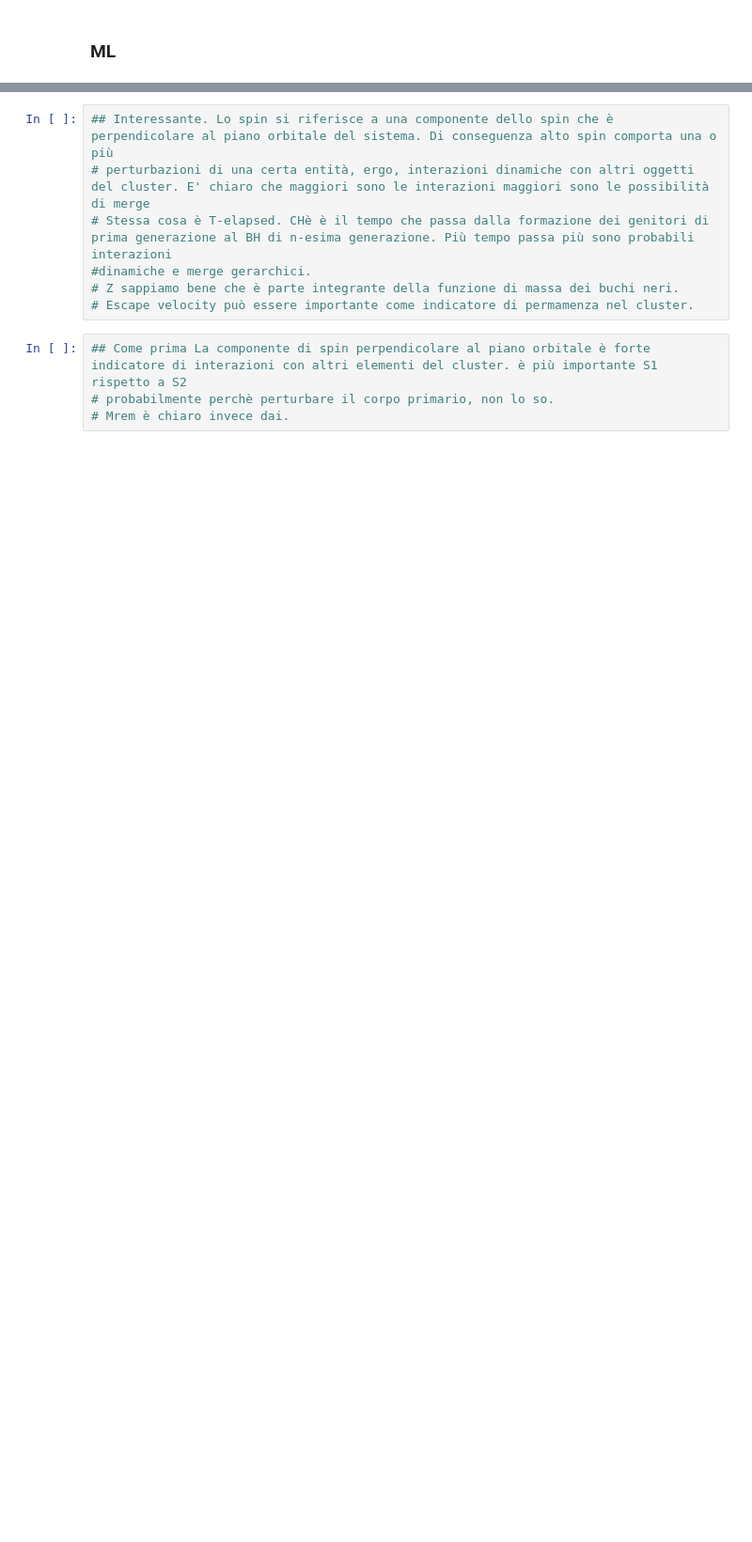
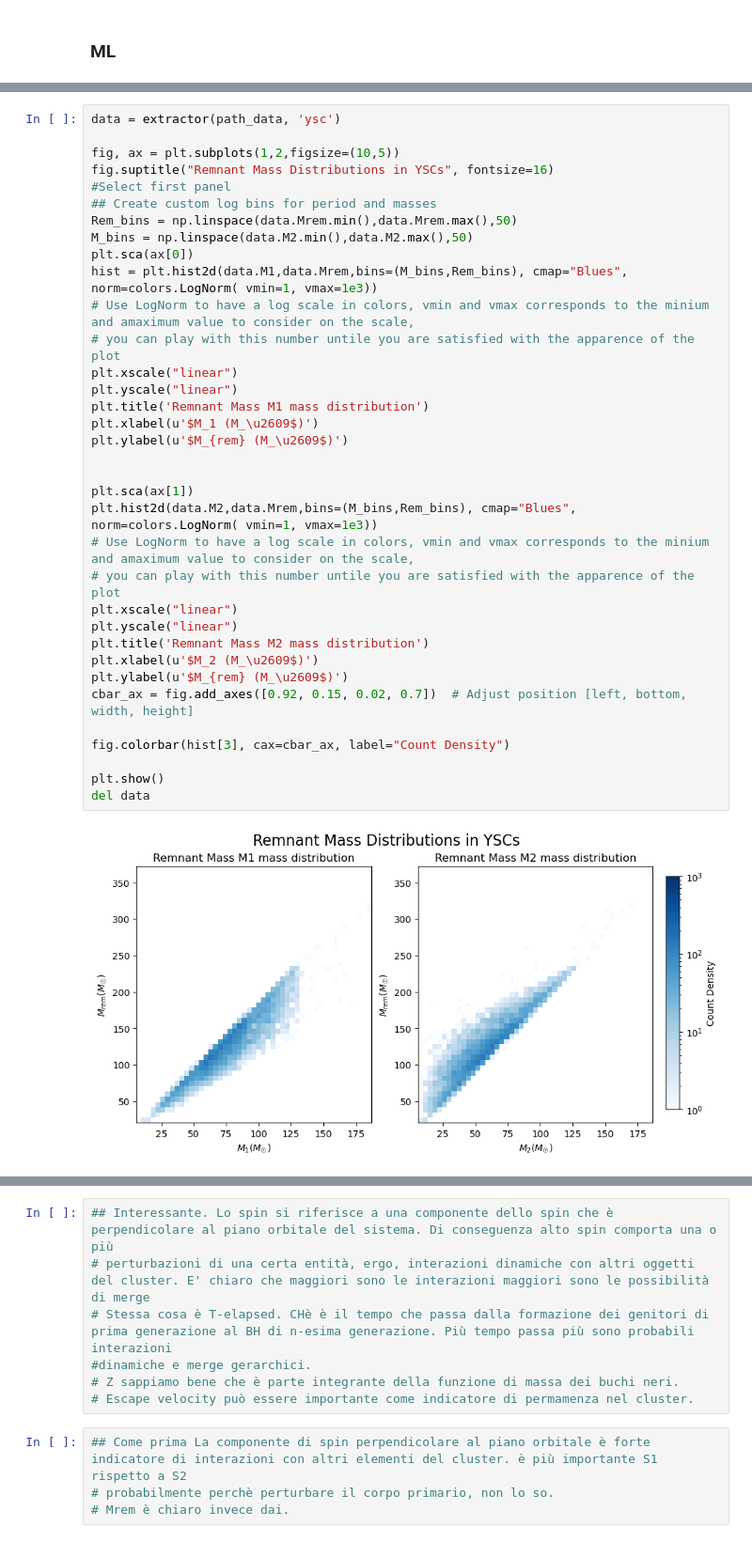
Before and after one commit to BelliLuigi/Hierarchical-mergers-of-black-holes, a Jupyter notebook: progetto.ipynb, the cells around one changed output, grey strips where cells are left out. Shown at 94% size. Cells and saved outputs as stored; diff of their text form; blank space fills up the shorter version.

```diff
--- a/progetto.ipynb
+++ b/progetto.ipynb
@@ -237,0 +122,37 @@ R² Score: 0.9941722169355255
+# %%
+data = extractor(path_data, 'ysc')
+
+fig, ax = plt.subplots(1,2,figsize=(10,5))
+fig.suptitle("Remnant Mass Distributions in YSCs", fontsize=16)
+#Select first panel
+## Create custom log bins for period and masses
+Rem_bins = np.linspace(data.Mrem.min(),data.Mrem.max(),50)
+M_bins = np.linspace(data.M2.min(),data.M2.max(),50)
+plt.sca(ax[0])
+hist = plt.hist2d(data.M1,data.Mrem,bins=(M_bins,Rem_bins), cmap="Blues", norm=colors.LogNorm( vmin=1, vmax=1e3))
+# Use LogNorm to have a log scale in colors, vmin and vmax corresponds to the minium and amaximum value to consider on the scale,
+# you can play with this number untile you are satisfied with the apparence of the plot
+plt.xscale("linear")
+plt.yscale("linear")
+plt.title('Remnant Mass M1 mass distribution')
+plt.xlabel(u'$M_1 (M_\u2609$)')
+plt.ylabel(u'$M_{rem} (M_\u2609$)')
+
+
+plt.sca(ax[1])
+plt.hist2d(data.M2,data.Mrem,bins=(M_bins,Rem_bins), cmap="Blues", norm=colors.LogNorm( vmin=1, vmax=1e3))
+# Use LogNorm to have a log scale in colors, vmin and vmax corresponds to the minium and amaximum value to consider on the scale,
+# you can play with this number untile you are satisfied with the apparence of the plot
+plt.xscale("linear")
+plt.yscale("linear")
+plt.title('Remnant Mass M2 mass distribution')
+plt.xlabel(u'$M_2 (M_\u2609$)')
+plt.ylabel(u'$M_{rem} (M_\u2609$)')
+cbar_ax = fig.add_axes([0.92, 0.15, 0.02, 0.7])  # Adjust position [left, bottom, width, height]
+
+fig.colorbar(hist[3], cax=cbar_ax, label="Count Density")
+
+plt.show()
+del data
+# %% [output]
+[figure, added]
```
Also changed, not shown: parts of 29 cells of this notebook, 1 other file.
